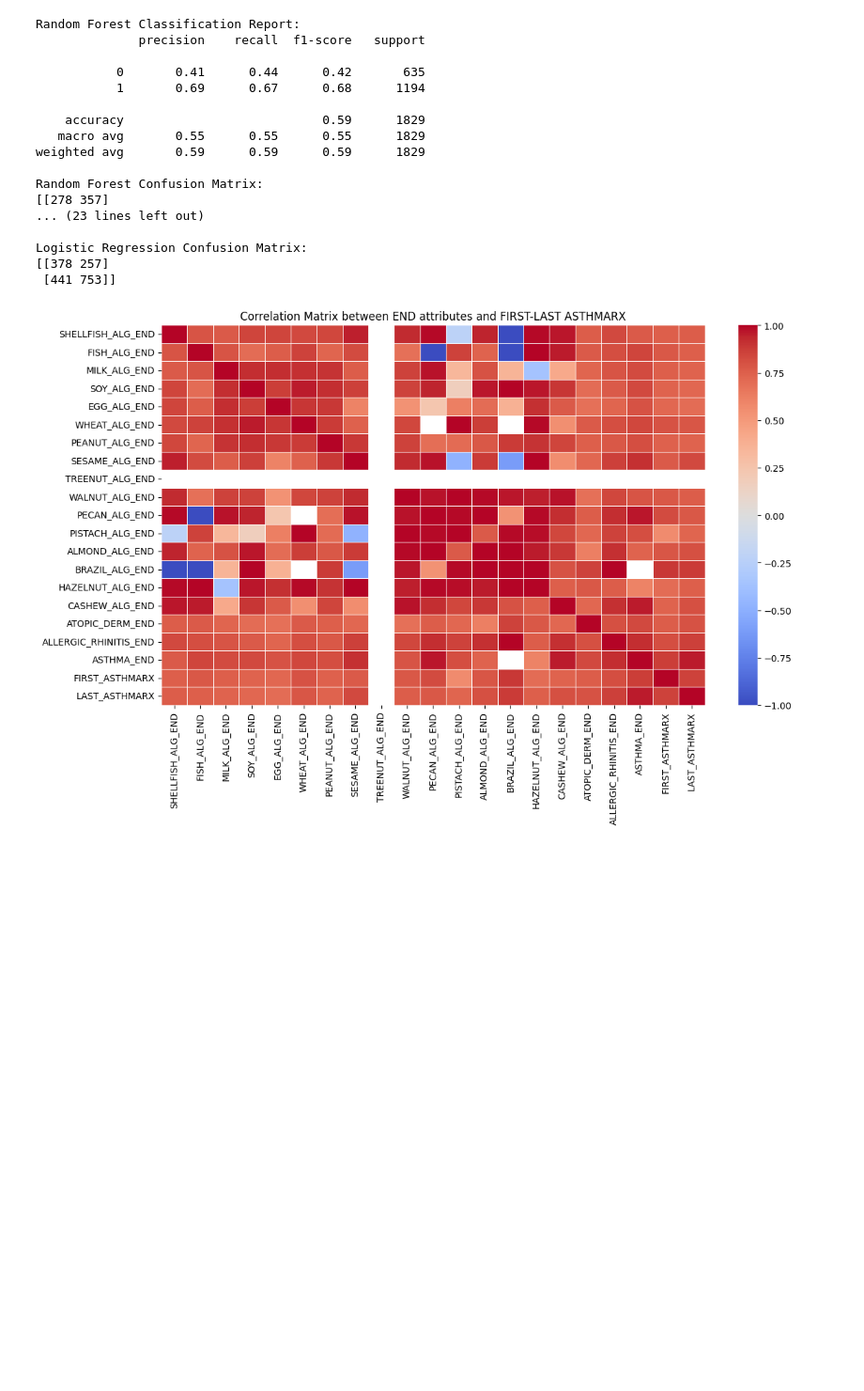
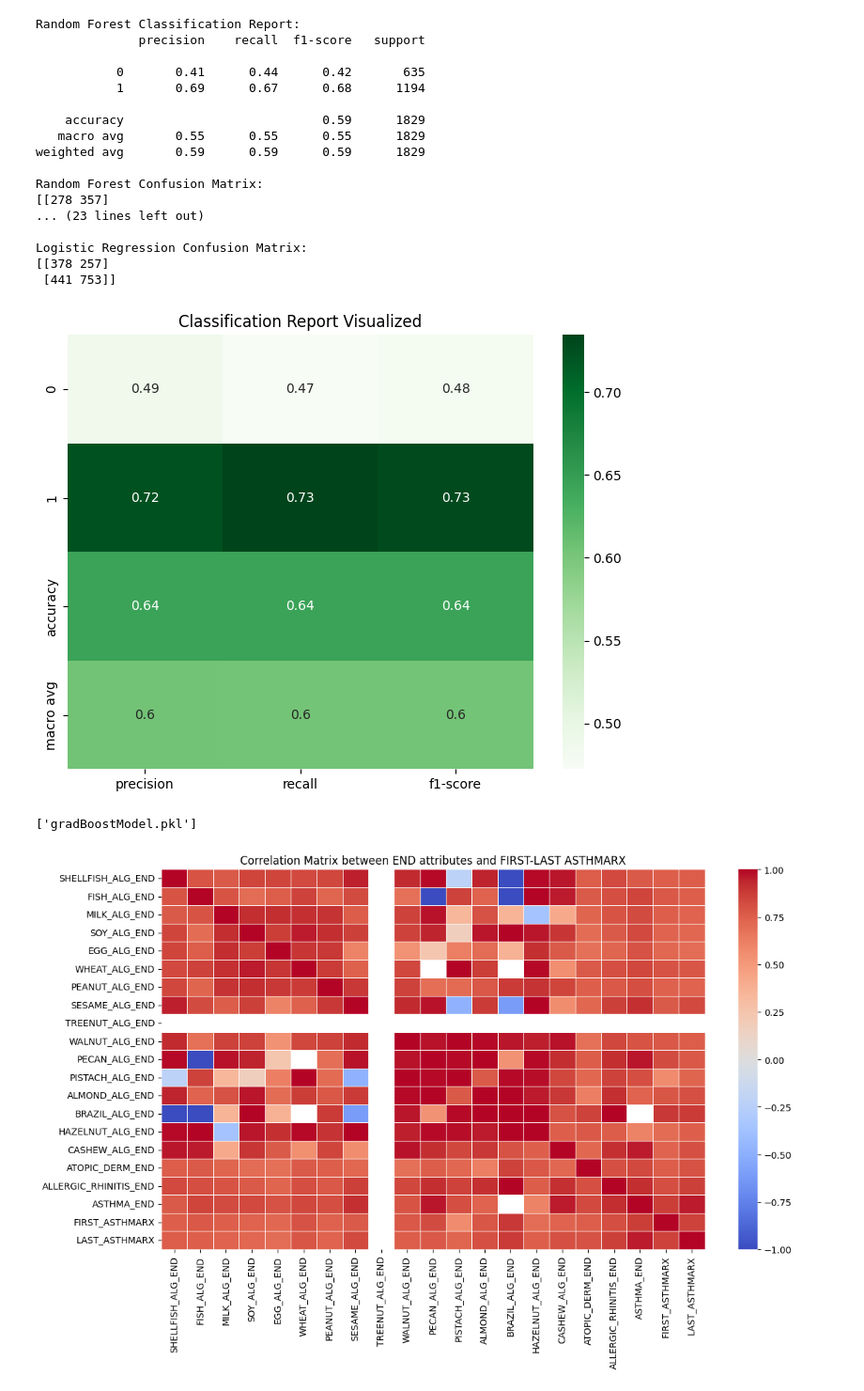
Before and after one commit to SebRousSunga/Comp541Group4, a Jupyter notebook: foodAllergies.ipynb, the cells around one changed output. Shown at 94% size. Saved outputs shown, nothing was run; the diff lists cells and outputs as text; code cells hidden in the pictures; blank space fills up the shorter version.

Commit message:
added small demo of model with streamlit

```diff
--- a/foodAllergies.ipynb
+++ b/foodAllergies.ipynb
@@ -129,13 +124,12 @@ from sklearn.ensemble import GradientBoostingClassifier
 features = ['PATIENT_CURED', 'RACE_FACTOR', 'GENDER_FACTOR', 'PAYER_FACTOR','AGE_START_YEARS','AGE_END_YEARS']
 
 #encode for catagorical features
-X = pd.get_dummies(AsthmaAllergies[features])
-y = AsthmaAllergies['ASTHMA_RX'] # Our target attribute
+X = pd.get_dummies(NutAllergies[features])
+y = NutAllergies['ASTHMA_RX'] # Our target attribute
 
 print(X.shape)
 print(y.shape)
 
-#print(handleOutliers[features].isna().sum())
 
 # Train/test split
 # First split: 80% train, 20% test
@@ -222,6 +220,24 @@ Random Forest Confusion Matrix:
 Logistic Regression Confusion Matrix:
 [[378 257]
  [441 753]]
+# %%
+report = classification_report(y_test, y_pred_gb, output_dict=True)
+
+df_report = pd.DataFrame(report).transpose()
+
+
+plt.figure(figsize=(8, 6))
+sns.heatmap(df_report.iloc[:-1, :-1], annot=True, cmap='Greens')
+plt.title('Classification Report Visualized')
+plt.show()
+# %% [output]
+[figure, added]
+# %%
+import joblib
+
+joblib.dump(gb_model,'gradBoostModel.pkl')
+# %% [output]
+['gradBoostModel.pkl']
 # %%
 #Discretize Data
 ## Create sub models of the above allergen datasets to model them within "buckets",
```
Also changed, not shown: parts of 6 cells of this notebook, 2 other files.
